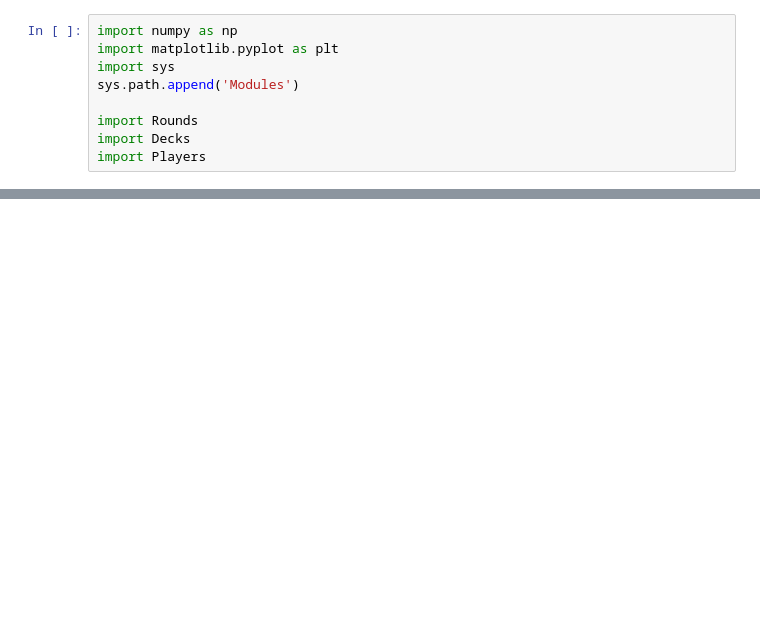
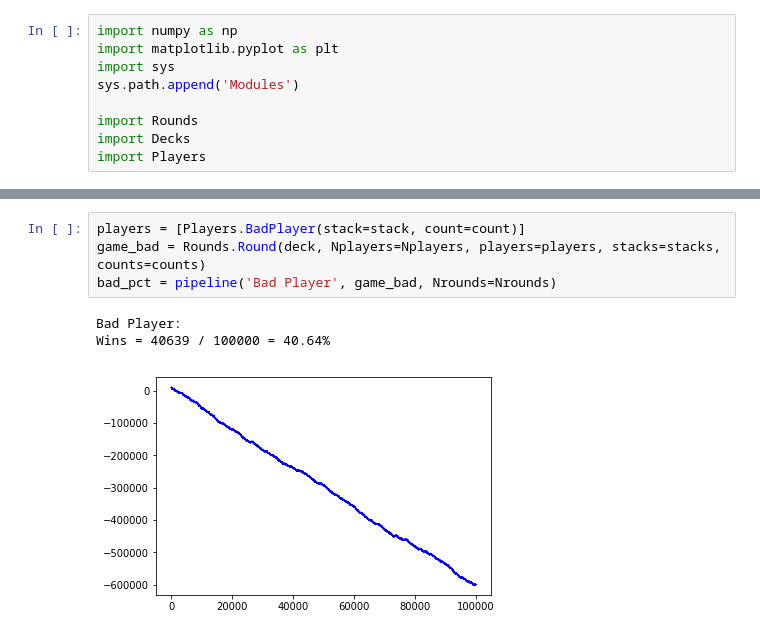
Before and after one commit to gcsantucci/ToyBlackJack, a Jupyter notebook: ToyBlackJack.ipynb, the cells around one changed output, grey strips where cells are left out. Saved outputs shown, nothing was run; the diff lists cells and outputs as text; blank space fills up the shorter version.

```diff
--- a/ToyBlackJack.ipynb
+++ b/ToyBlackJack.ipynb
@@ -192,0 +112,8 @@ Wins = 4322 / 10000 = 43.22%
+# %%
+players = [Players.BadPlayer(stack=stack, count=count)]
+game_bad = Rounds.Round(deck, Nplayers=Nplayers, players=players, stacks=stacks, counts=counts)
+bad_pct = pipeline('Bad Player', game_bad, Nrounds=Nrounds)
+# %% [output]
+Bad Player:
+Wins = 40639 / 100000 = 40.64%
+[figure, added]
```
Also changed, not shown: parts of 14 cells of this notebook, 1 other file.
